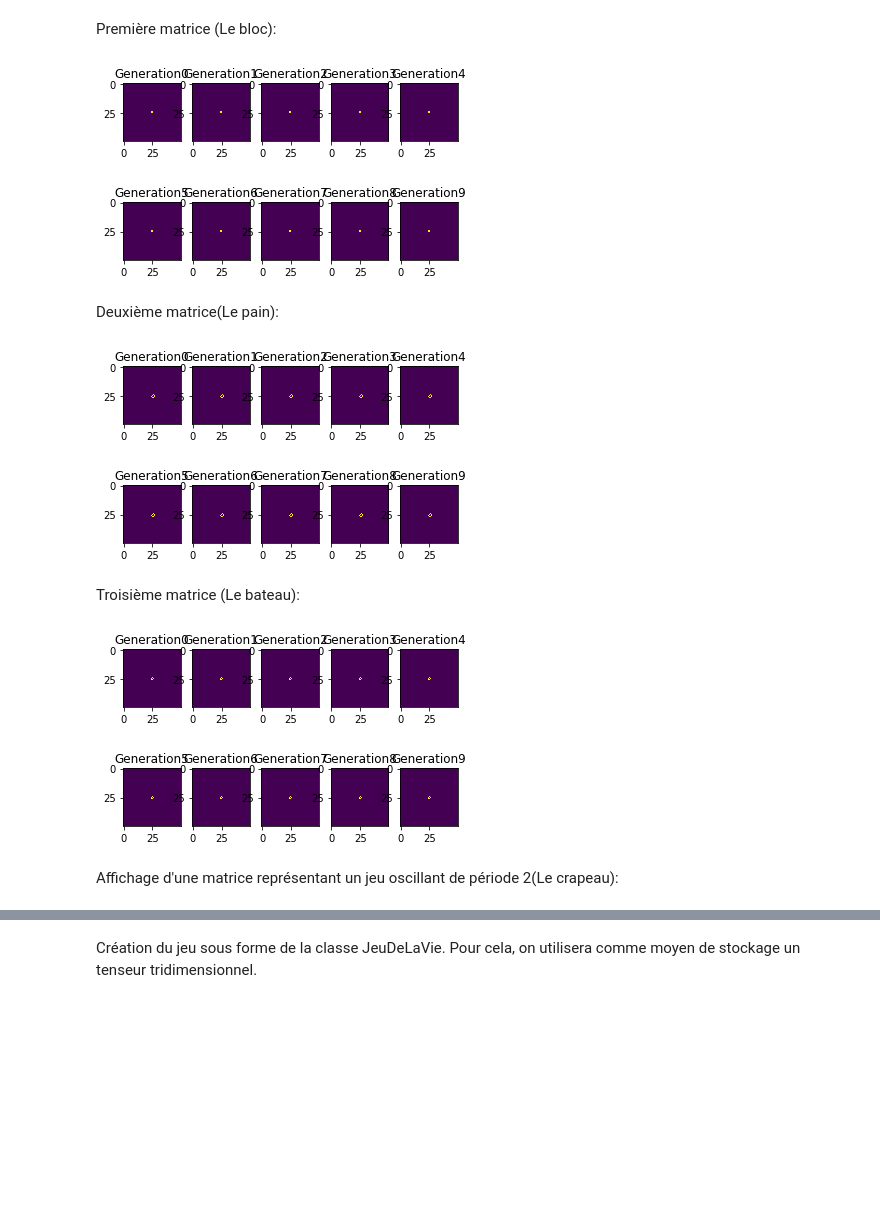
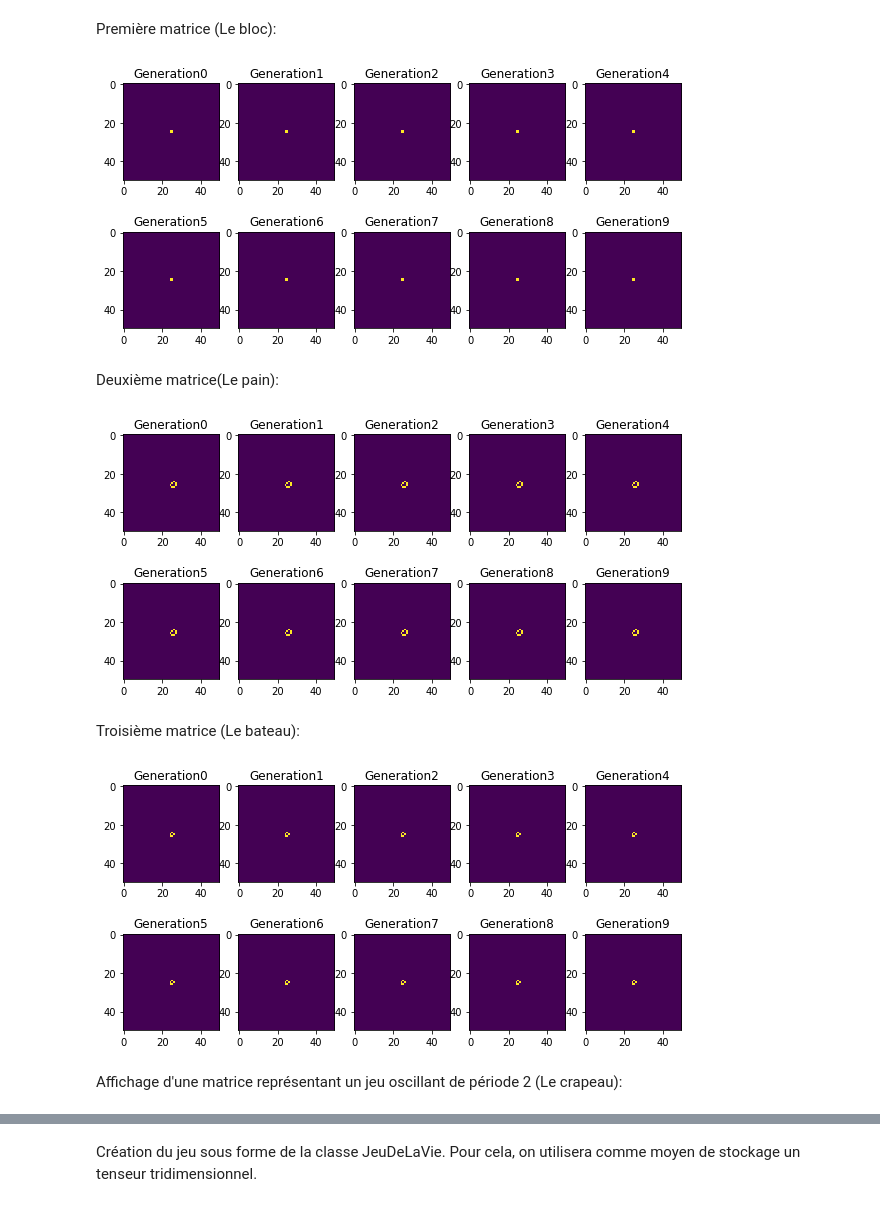
Before and after one commit to selenaiskounen/Jeu_de_la_vie, a Jupyter notebook: HMMA238_TP_selenaiskounen.ipynb, the cells around one changed output, grey strips where cells are left out. Saved outputs shown, nothing was run; the diff lists cells and outputs as text; code cells hidden in the pictures; blank space fills up the shorter version.

```diff
--- a/HMMA238_TP_selenaiskounen.ipynb
+++ b/HMMA238_TP_selenaiskounen.ipynb
@@ -143,12 +138,12 @@ Dans ce cas la fonction calcul_nb_voisins_np permet de calculer uniquement le no
 # %% [markdown]
 Application de la fonction calcul_nb_voisins_np à la matrice Z:
 # %%
-Z = [[0,0,0,0,0,0],
+Z = np.array([[0,0,0,0,0,0],
     [0,0,0,1,0,0],
     [0,1,0,1,0,0],
     [0,0,1,1,0,0],
     [0,0,0,0,0,0],
-    [0,0,0,0,0,0]]
+    [0,0,0,0,0,0]])
 
 print(calcul_nb_voisins_np(Z))
 # %% [output]
@@ -243,31 +239,28 @@ Affichage de 10 itérations de trois matrices simples représentant des jeux sta
 # %% [markdown]
 Première matrice (Le bloc):
 # %%
-import matplotlib.pyplot as plt
 import numpy as np
 M1 = np.zeros((50, 50))
 M1[25,25] = M1[25, 24] = M1[24, 25] = M1[24,24]  = 1
-
+plt.figure(figsize=(10,5))
 for i in range(10):
     plt.subplot(2,5,i+1)
     plt.imshow(iteration_jeu_np(M1))
     plt.title("Generation" + str(i))
 # %% [output]
-[figure, old version]
+[figure, new version]
 # %% [markdown]
 Deuxième matrice(Le pain):
 # %%
-import matplotlib.pyplot as plt
-import numpy as np
 M2 = np.zeros((50,50))
 M2[26,24] = M2[25,25] = M2[24,26] = M2[25,27] = M2[26,27] = M2[27, 26] = M2[27,25] = 1
-
+plt.figure(figsize=(10,5))
 for i in range(10):
     plt.subplot(2,5,i+1)
     plt.imshow(iteration_jeu_np(M2))
     plt.title("Generation" + str(i))
 # %% [output]
-[figure, old version]
+[figure, new version]
 # %% [markdown]
 Troisième matrice (Le bateau):
 # %%
@@ -275,15 +268,15 @@ import matplotlib.pyplot as plt
 import numpy as np
 M3 = np.zeros((50,50))
 M3[25,24] = M3[26,24] = M3[26,25] = M3[25,26] = M3[24,25] = 1
-
+plt.figure(figsize=(10,5))
 for i in range (10):
     plt.subplot(2,5,i+1)
     plt.imshow(iteration_jeu_np(M3))
     plt.title("Generation"+str(i))
 # %% [output]
-[figure, old version]
+[figure, new version]
 # %% [markdown]
-Affichage d'une matrice représentant un jeu oscillant de période 2(Le crapeau):
+Affichage d'une matrice représentant un jeu oscillant de période 2 (Le crapeau):
 # %%
 import matplotlib.pyplot as plt
 import numpy as np
```
Also changed, not shown: parts of 11 cells of this notebook.
